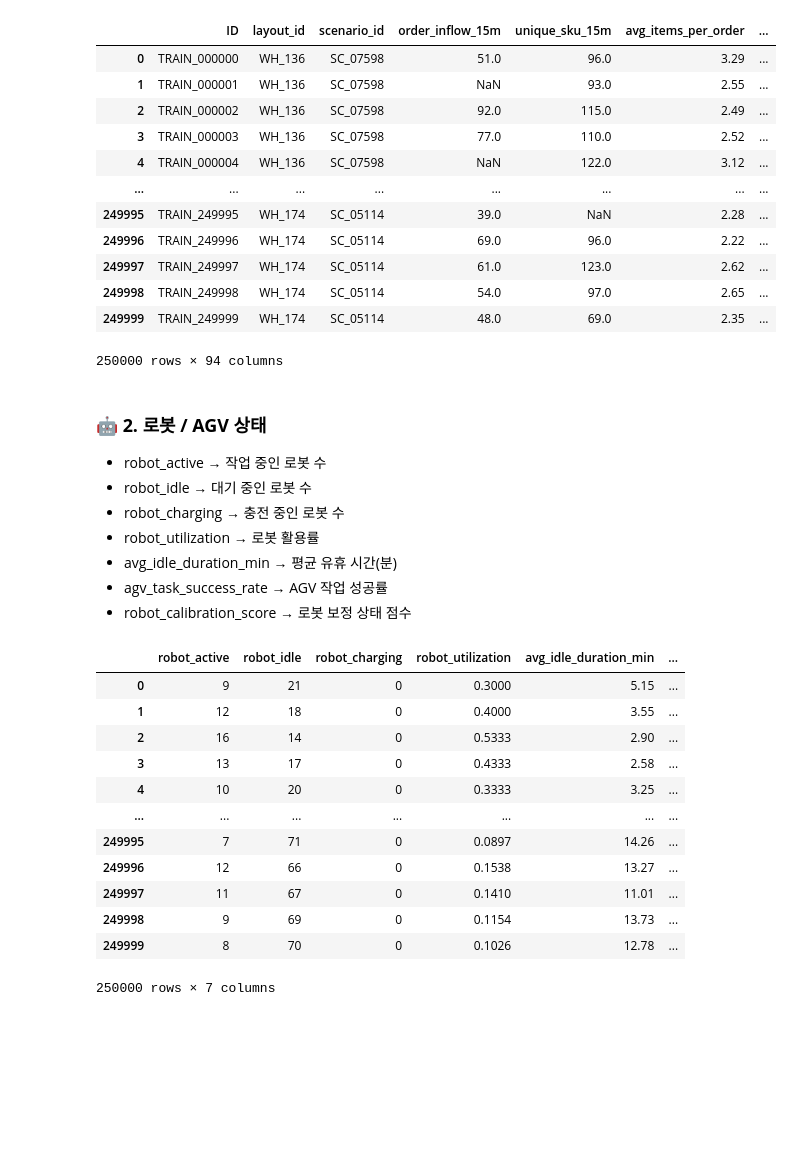
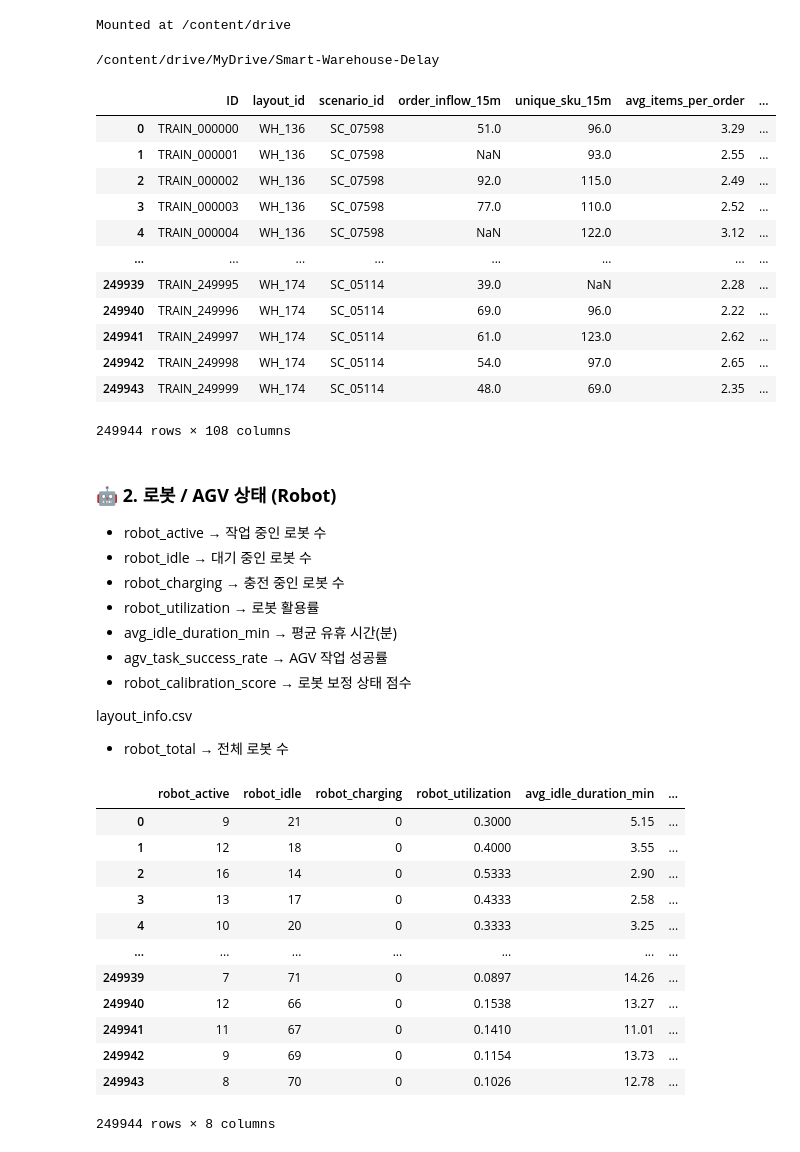
Before and after one commit to dodamhaae/Dacon, a Jupyter notebook: Smart-Warehouse-Delay/Robot.ipynb, the cells around one changed output. Saved outputs shown, nothing was run; the diff lists cells and outputs as text; code cells hidden in the pictures; blank space fills up the shorter version.

```diff
--- a/Smart-Warehouse-Delay/Robot.ipynb
+++ b/Smart-Warehouse-Delay/Robot.ipynb
@@ -4,26 +4,35 @@ import pandas as pd
 
 import matplotlib.pyplot as plt
 import seaborn as sns
+# %%
+from google.colab import drive
+drive.mount('/content/drive')
+# %% [output]
+Mounted at /content/drive
+# %%
+cd drive/MyDrive/Smart-Warehouse-Delay/
+# %% [output]
+/content/drive/MyDrive/Smart-Warehouse-Delay
 # %%
-df = pd.read_csv('../data/Smart-Warehouse-Delay/train.csv')
+df = pd.read_csv('data/traffic_V6.csv')
 df
 # %% [output]
 |  | ID | layout_id | scenario_id | order_inflow_15m | unique_sku_15m | avg_items_per_order | ... |
 | 0 | TRAIN_000000 | WH_136 | SC_07598 | 51.0 | 96.0 | 3.29 | ... |
 | 1 | TRAIN_000001 | WH_136 | SC_07598 | NaN | 93.0 | 2.55 | ... |
 | 2 | TRAIN_000002 | WH_136 | SC_07598 | 92.0 | 115.0 | 2.49 | ... |
 | 3 | TRAIN_000003 | WH_136 | SC_07598 | 77.0 | 110.0 | 2.52 | ... |
 | 4 | TRAIN_000004 | WH_136 | SC_07598 | NaN | 122.0 | 3.12 | ... |
 | ... | ... | ... | ... | ... | ... | ... | ... |
-| 249995 | TRAIN_249995 | WH_174 | SC_05114 | 39.0 | NaN | 2.28 | ... |
-| 249996 | TRAIN_249996 | WH_174 | SC_05114 | 69.0 | 96.0 | 2.22 | ... |
-| 249997 | TRAIN_249997 | WH_174 | SC_05114 | 61.0 | 123.0 | 2.62 | ... |
-| 249998 | TRAIN_249998 | WH_174 | SC_05114 | 54.0 | 97.0 | 2.65 | ... |
-| 249999 | TRAIN_249999 | WH_174 | SC_05114 | 48.0 | 69.0 | 2.35 | ... |
+| 249939 | TRAIN_249995 | WH_174 | SC_05114 | 39.0 | NaN | 2.28 | ... |
+| 249940 | TRAIN_249996 | WH_174 | SC_05114 | 69.0 | 96.0 | 2.22 | ... |
+| 249941 | TRAIN_249997 | WH_174 | SC_05114 | 61.0 | 123.0 | 2.62 | ... |
+| 249942 | TRAIN_249998 | WH_174 | SC_05114 | 54.0 | 97.0 | 2.65 | ... |
+| 249943 | TRAIN_249999 | WH_174 | SC_05114 | 48.0 | 69.0 | 2.35 | ... |
-250000 rows × 94 columns
+249944 rows × 108 columns
 # %% [markdown]
 #
-### **🤖 2. 로봇 / AGV 상태**
+### **🤖 2. 로봇 / AGV 상태 (Robot)**
 * robot_active → 작업 중인 로봇 수
 * robot_idle → 대기 중인 로봇 수
 * robot_charging → 충전 중인 로봇 수
@@ -31,9 +40,13 @@ df
 * avg_idle_duration_min → 평균 유휴 시간(분)
 * agv_task_success_rate → AGV 작업 성공률
 * robot_calibration_score → 로봇 보정 상태 점수
+
+layout_info.csv
+* robot_total → 전체 로봇 수
 # %%
 robot = df[["robot_active","robot_idle","robot_charging","robot_utilization",
-        "avg_idle_duration_min","agv_task_success_rate","robot_calibration_score"]]
+        "avg_idle_duration_min","agv_task_success_rate",
+        "robot_calibration_score","robot_total"]]
 robot
 # %% [output]
 |  | robot_active | robot_idle | robot_charging | robot_utilization | avg_idle_duration_min | ... |
@@ -43,12 +56,12 @@ robot
 | 3 | 13 | 17 | 0 | 0.4333 | 2.58 | ... |
 | 4 | 10 | 20 | 0 | 0.3333 | 3.25 | ... |
 | ... | ... | ... | ... | ... | ... | ... |
-| 249995 | 7 | 71 | 0 | 0.0897 | 14.26 | ... |
-| 249996 | 12 | 66 | 0 | 0.1538 | 13.27 | ... |
-| 249997 | 11 | 67 | 0 | 0.1410 | 11.01 | ... |
-| 249998 | 9 | 69 | 0 | 0.1154 | 13.73 | ... |
-| 249999 | 8 | 70 | 0 | 0.1026 | 12.78 | ... |
+| 249939 | 7 | 71 | 0 | 0.0897 | 14.26 | ... |
+| 249940 | 12 | 66 | 0 | 0.1538 | 13.27 | ... |
+| 249941 | 11 | 67 | 0 | 0.1410 | 11.01 | ... |
+| 249942 | 9 | 69 | 0 | 0.1154 | 13.73 | ... |
+| 249943 | 8 | 70 | 0 | 0.1026 | 12.78 | ... |
-250000 rows × 7 columns
+249944 rows × 8 columns
 # %%
 missing = robot.isnull().sum()
 
```
Also changed, not shown: parts of 4 cells of this notebook.
